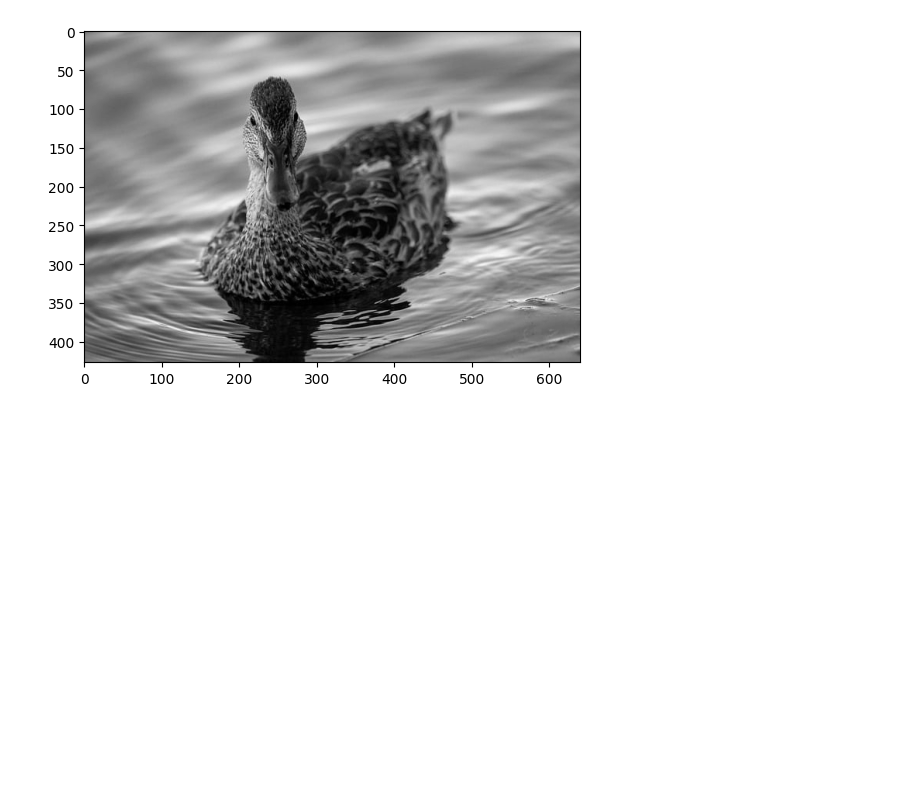
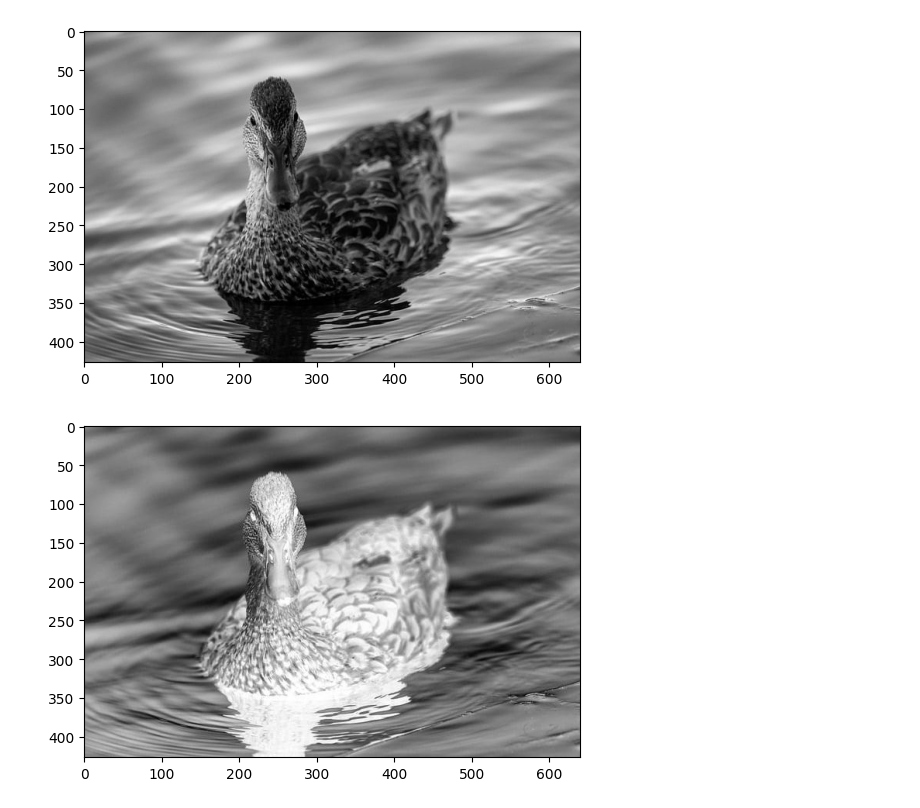
Before and after one commit to jonasgramel/University, a Jupyter notebook: Image_processing/Assignment_1/gray_scaling_inverting_convolving_smoothing.ipynb, the cells around one changed output. Drawn from its saved outputs; the diff is of its cells as text; code cells hidden in the pictures; blank space fills up the shorter version.

```diff
--- a/Image_processing/Assignment_1/gray_scaling_inverting_convolving_smoothing.ipynb
+++ b/Image_processing/Assignment_1/gray_scaling_inverting_convolving_smoothing.ipynb
@@ -28,3 +28,24 @@ plt.imshow(im_greyscale, cmap='gray')
 save_im("results/duck_greyscale.jpeg", im_greyscale, cmap='gray')
 # %% [output]
 [figure]
+# %%
+im = read_im("results/duck_greyscale.jpeg")
+
+def inverse(im):
+    """ Finds the inverse of the grayscale image
+
+    Args:
+        im ([type]): [np.array of shape [H, W]]
+
+    Returns:
+        im ([type]): [np.array of shape [H, W]]
+    """
+    im = 1- im
+    return im
+
+im_inverse = inverse(im)
+
+plt.imshow(im_inverse, cmap='gray')
+save_im("results/duck_inverse.jpeg", im_inverse, cmap='gray')
+# %% [output]
+[figure, added]
```
Also changed, not shown: parts of 5 cells of this notebook.
